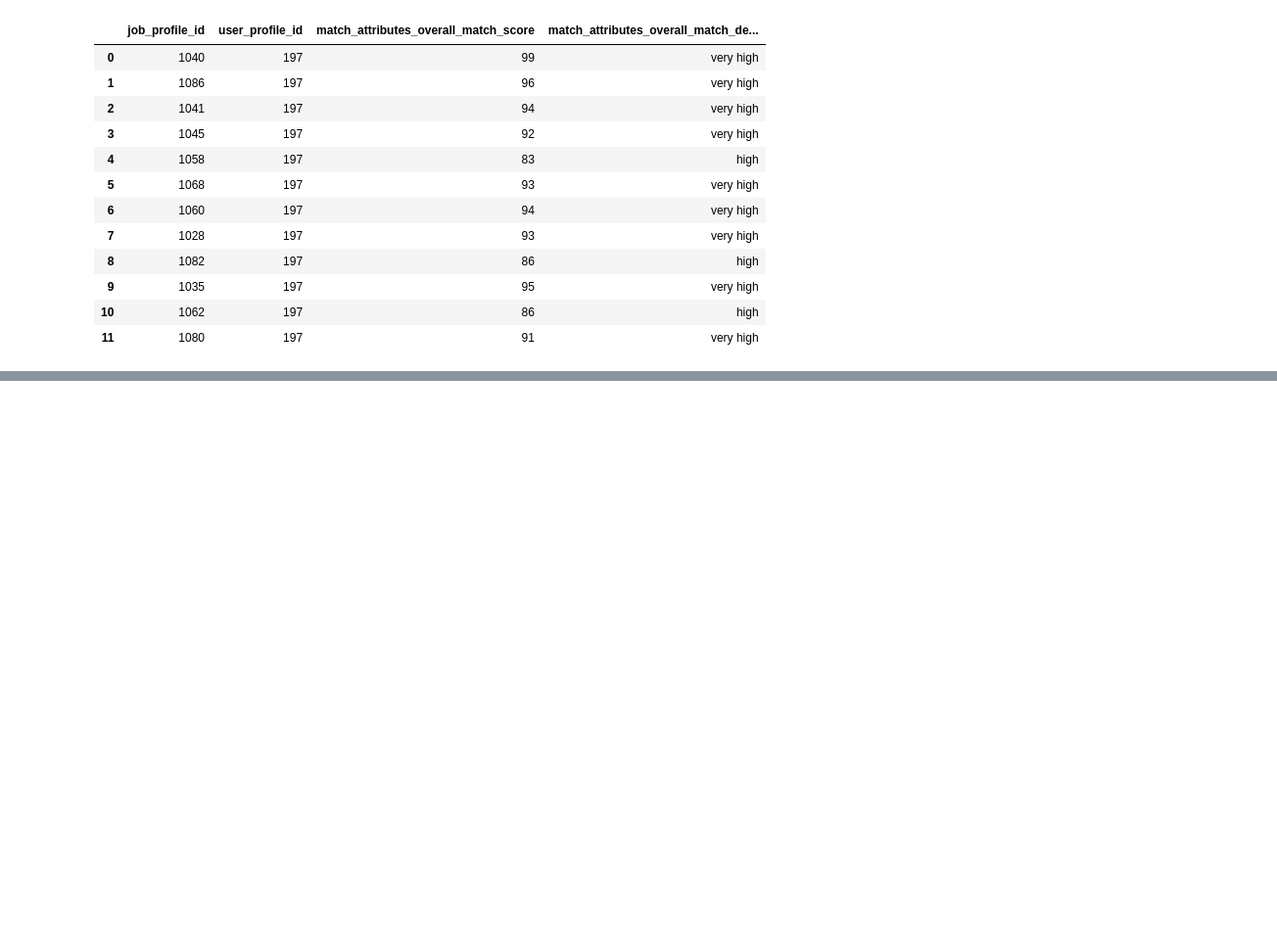
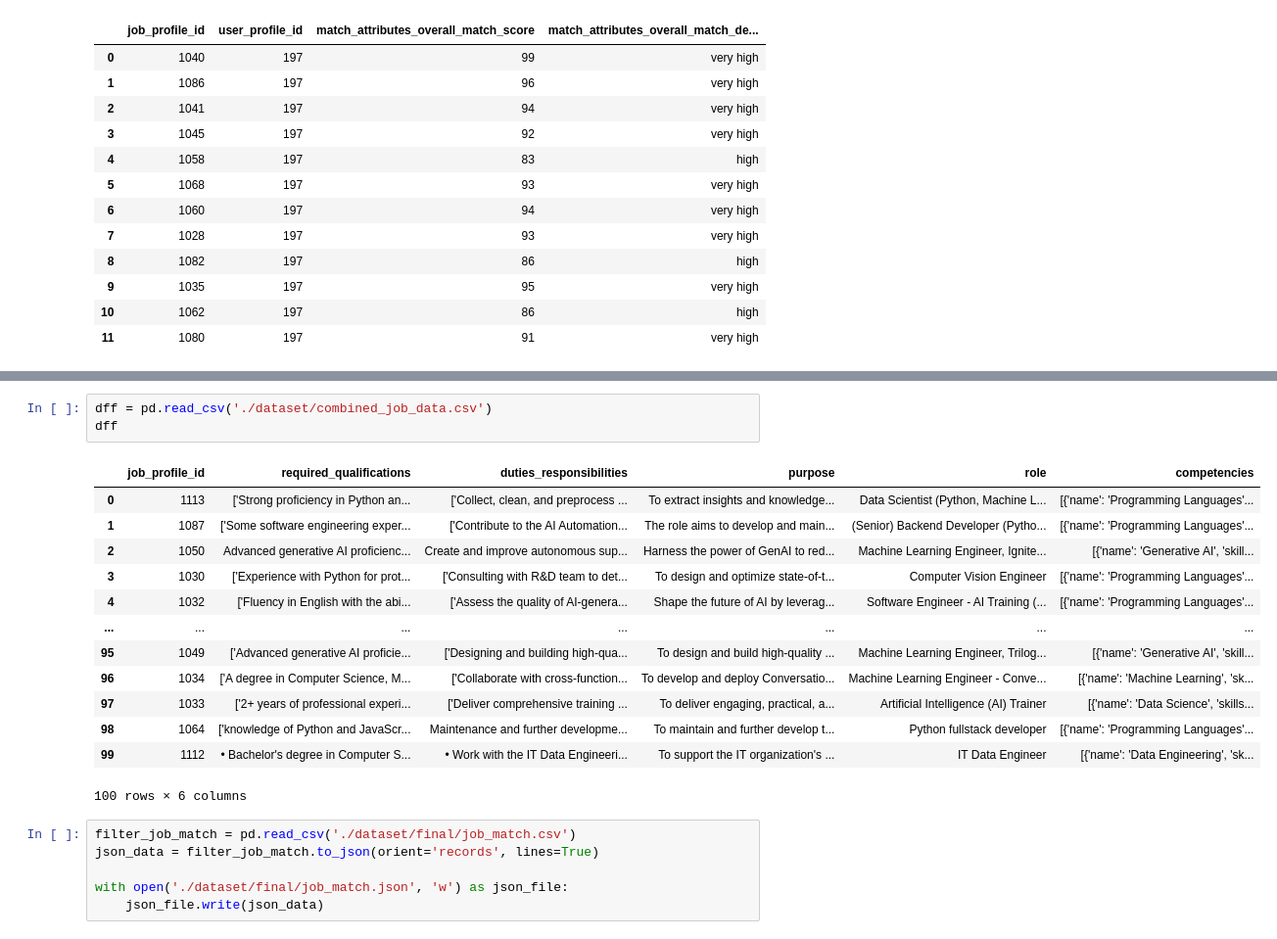
Before and after one commit to Feven0/PT, a Jupyter notebook: notebooks/cv_analysis_fixing_issues.ipynb, the cells around one changed output, grey strips where cells are left out. Shown at 98% size. Saved outputs shown, nothing was run; the diff lists cells and outputs as text; blank space fills up the shorter version.

```diff
--- a/notebooks/cv_analysis_fixing_issues.ipynb
+++ b/notebooks/cv_analysis_fixing_issues.ipynb
@@ -650,0 +624,23 @@ filtered_df
+# %%
+dff = pd.read_csv('./dataset/combined_job_data.csv')
+dff
+# %% [output]
+|  | job_profile_id | required_qualifications | duties_responsibilities | purpose | role | competencies |
+| 0 | 1113 | ['Strong proficiency in Python an... | ['Collect, clean, and preprocess ... | To extract insights and knowledge... | Data Scientist (Python, Machine L... | [{'name': 'Programming Languages'... |
+| 1 | 1087 | ['Some software engineering exper... | ['Contribute to the AI Automation... | The role aims to develop and main... | (Senior) Backend Developer (Pytho... | [{'name': 'Programming Languages'... |
+| 2 | 1050 | Advanced generative AI proficienc... | Create and improve autonomous sup... | Harness the power of GenAI to red... | Machine Learning Engineer, Ignite... | [{'name': 'Generative AI', 'skill... |
+| 3 | 1030 | ['Experience with Python for prot... | ['Consulting with R&D team to det... | To design and optimize state-of-t... | Computer Vision Engineer | [{'name': 'Programming Languages'... |
+| 4 | 1032 | ['Fluency in English with the abi... | ['Assess the quality of AI-genera... | Shape the future of AI by leverag... | Software Engineer - AI Training (... | [{'name': 'Programming Languages'... |
+| ... | ... | ... | ... | ... | ... | ... |
+| 95 | 1049 | ['Advanced generative AI proficie... | ['Designing and building high-qua... | To design and build high-quality ... | Machine Learning Engineer, Trilog... | [{'name': 'Generative AI', 'skill... |
+| 96 | 1034 | ['A degree in Computer Science, M... | ['Collaborate with cross-function... | To develop and deploy Conversatio... | Machine Learning Engineer - Conve... | [{'name': 'Machine Learning', 'sk... |
+| 97 | 1033 | ['2+ years of professional experi... | ['Deliver comprehensive training ... | To deliver engaging, practical, a... | Artificial Intelligence (AI) Trainer | [{'name': 'Data Science', 'skills... |
+| 98 | 1064 | ['knowledge of Python and JavaScr... | Maintenance and further developme... | To maintain and further develop t... | Python fullstack developer | [{'name': 'Programming Languages'... |
+| 99 | 1112 | • Bachelor's degree in Computer S... | • Work with the IT Data Engineeri... | To support the IT organization's ... | IT Data Engineer | [{'name': 'Data Engineering', 'sk... |
+100 rows × 6 columns
+# %%
+filter_job_match = pd.read_csv('./dataset/final/job_match.csv')
+json_data = filter_job_match.to_json(orient='records', lines=True)
+
+with open('./dataset/final/job_match.json', 'w') as json_file:
+    json_file.write(json_data)
```
Also changed, not shown: parts of 33 cells of this notebook, 28 other files.
